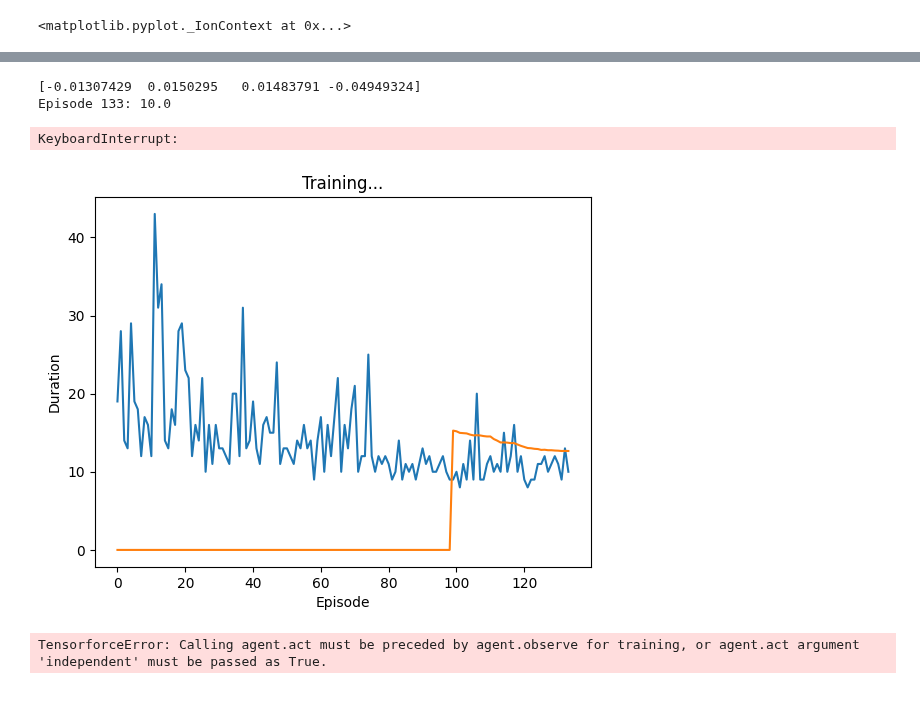
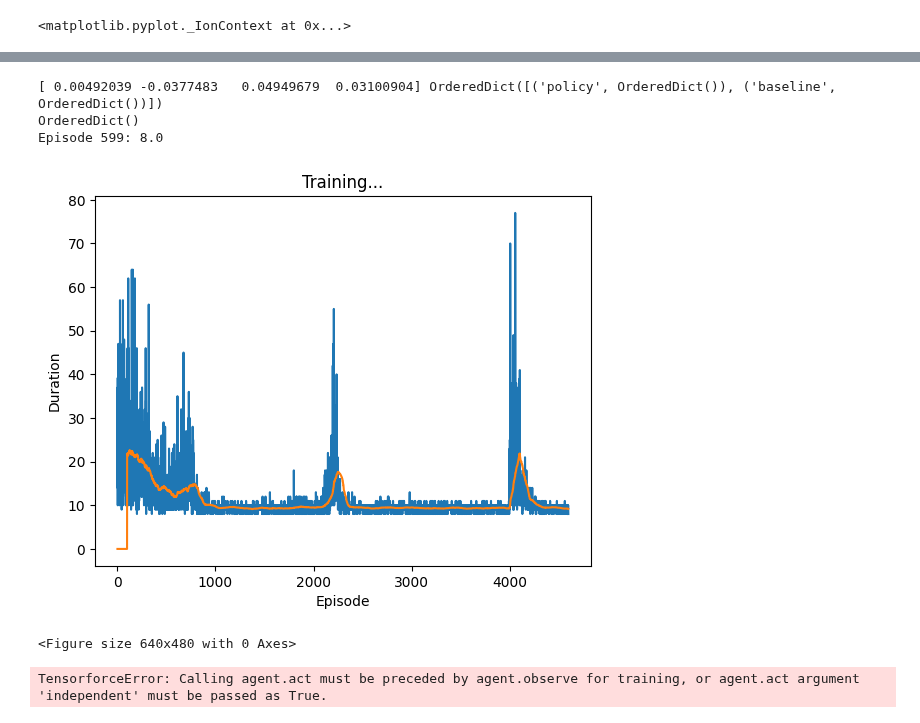
Before and after one commit to fsperotto/PyRL, a Jupyter notebook: src/pyrl/agents/classic/a2c_example.ipynb, the cells around one changed output, grey strips where cells are left out. Drawn from its saved outputs; the diff is of its cells as text; code cells hidden in the pictures.

```diff
--- a/src/pyrl/agents/classic/a2c_example.ipynb
+++ b/src/pyrl/agents/classic/a2c_example.ipynb
@@ -78,8 +155,9 @@ for episode in range(num_episodes):
     # Episode using independent-act and agent.intial_internals()
     states = env.reset()
     a2c_agent.reset(states)
-    # internals = a2c_agent.initial_internals()
-    print(states)
+    internals = a2c_agent.initial_internals()
+    print(states, internals)
+    print(internals['policy'])
     terminal = False
     sum_rewards = 0.0
     t = 0
@@ -99,37 +177,38 @@ for episode in range(num_episodes):
         episode_terminal.append(terminal)
         episode_reward.append(reward)
         sum_rewards += reward
         # t += 1
     print('Episode {}: {}'.format(episode, sum_rewards))
 
     # done = terminal
 
     # if done:
     # break
 
     # print('states = ', episode_states)
     # # print('internals = ', episode_internals)
     # print('actions = ', episode_actions)
     # print('terminal = ', episode_terminal)
     # print('reward = ', episode_reward)
 
     # Feed recorded experience to agent
     a2c_agent.experience(
         states=episode_states, actions=episode_actions,
         terminal=episode_terminal, reward=episode_reward,
         # internals=episode_internals
     )
 
     # Perform update
     a2c_agent.update()
 
     episode_durations.append(sum_rewards)
     plot_durations()
 # %% [output]
-[-0.01307429  0.0150295   0.01483791 -0.04949324]
-Episode 133: 10.0
+[ 0.00492039 -0.0377483   0.04949679  0.03100904] OrderedDict([('policy', OrderedDict()), ('baseline', OrderedDict())])
+OrderedDict()
+Episode 599: 8.0
+[figure, new version]
-KeyboardInterrupt:
+<Figure size 640x480 with 0 Axes>
-[figure, old version]
 # %%
 # Evaluate for 100 episodes
 sum_rewards = 0.0
```
Also changed, not shown: parts of 2 cells of this notebook, 3 other files.
